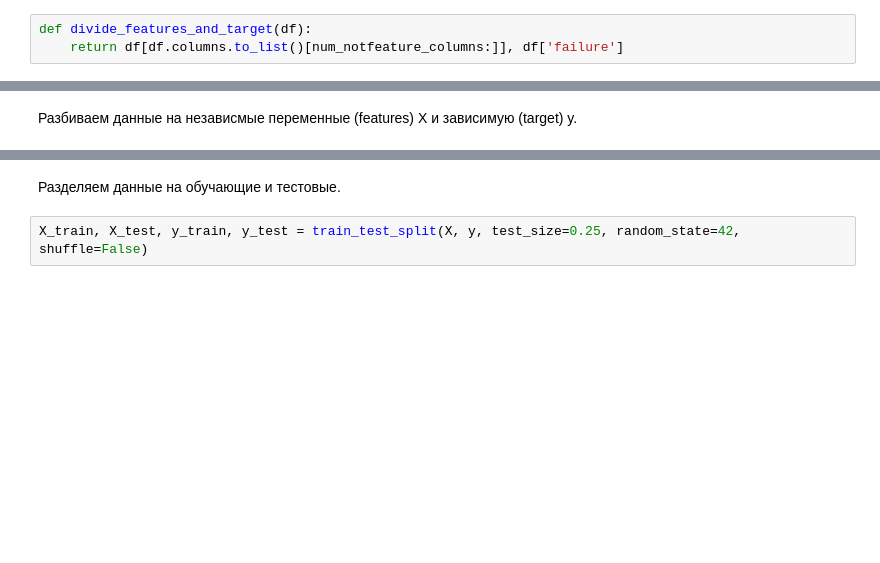
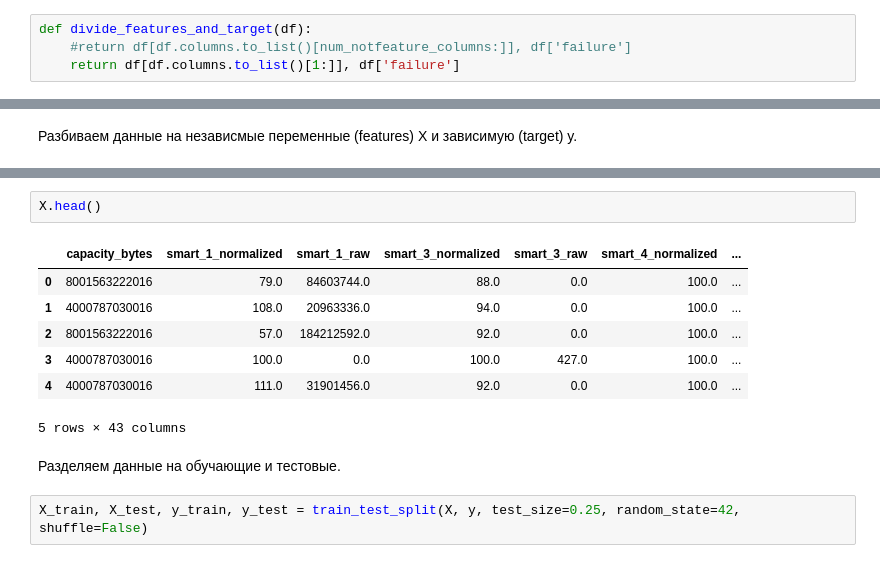
Before and after one commit to contemplat0r/HDD-Failures-Prediction, a Jupyter notebook: hdd-smart-failures-prediction.ipynb, the cells around one changed output, grey strips where cells are left out. Cells and saved outputs as stored; diff of their text form; blank space fills up the shorter version.

```diff
--- a/hdd-smart-failures-prediction.ipynb
+++ b/hdd-smart-failures-prediction.ipynb
@@ -222,7 +222,8 @@ def select_failure_events_with_preceding(df, preceding_min_subset_len=10, preced
     return selected_df.reset_index().drop(['index'], axis=1)
 # %%
 def divide_features_and_target(df):
-    return df[df.columns.to_list()[num_notfeature_columns:]], df['failure']
+    #return df[df.columns.to_list()[num_notfeature_columns:]], df['failure']
+    return df[df.columns.to_list()[1:]], df['failure']
 # %%
 def match_exactly(y_test, y_pred):
     false_negatives = 0
@@ -322,3 +333,13 @@ time_elapsed: 4.903475443522135e-05 min
+# %%
+X.head()
+# %% [output]
+|  | capacity_bytes | smart_1_normalized | smart_1_raw | smart_3_normalized | smart_3_raw | smart_4_normalized | ... |
+| 0 | 8001563222016 | 79.0 | 84603744.0 | 88.0 | 0.0 | 100.0 | ... |
+| 1 | 4000787030016 | 108.0 | 20963336.0 | 94.0 | 0.0 | 100.0 | ... |
+| 2 | 8001563222016 | 57.0 | 184212592.0 | 92.0 | 0.0 | 100.0 | ... |
+| 3 | 4000787030016 | 100.0 | 0.0 | 100.0 | 427.0 | 100.0 | ... |
+| 4 | 4000787030016 | 111.0 | 31901456.0 | 92.0 | 0.0 | 100.0 | ... |
+5 rows × 43 columns
 # %% [markdown]
 Разделяем данные на обучающие и тестовые.
 # %%
```
Also changed, not shown: parts of 55 cells of this notebook, 5 other files.
